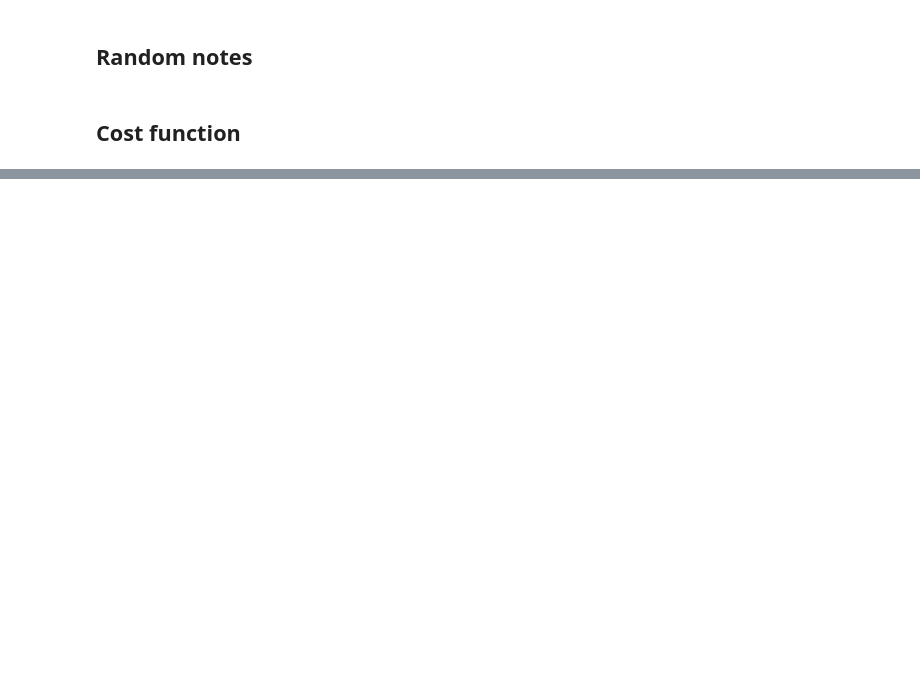
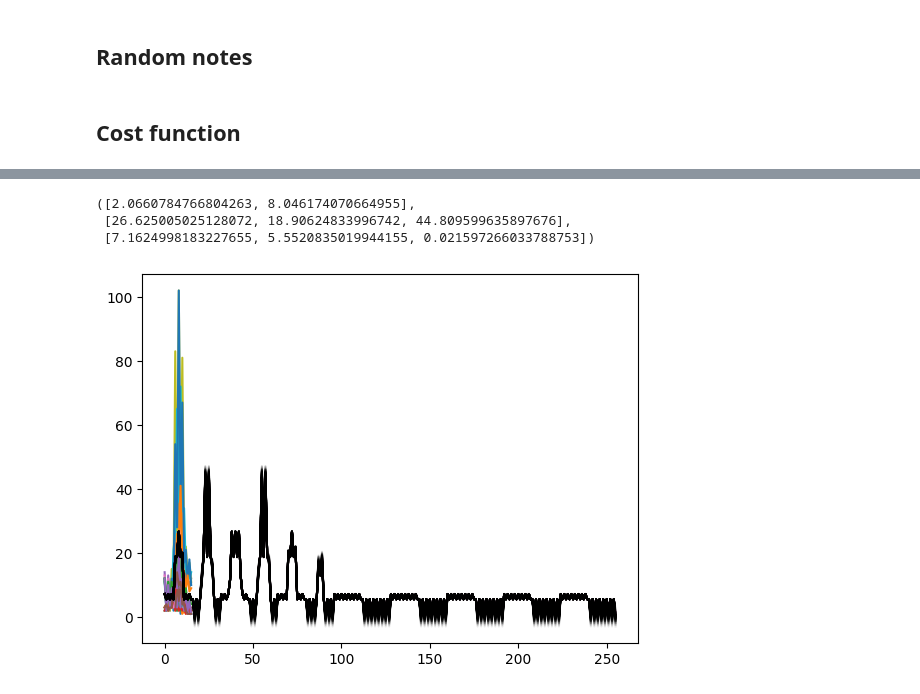
Before and after one commit to acb21kb/bumblebee-tags, a Jupyter notebook: open_files.ipynb, the cells around one changed output, grey strips where cells are left out. Cells and saved outputs as stored; diff of their text form; code cells hidden in the pictures; blank space fills up the shorter version.

```diff
--- a/open_files.ipynb
+++ b/open_files.ipynb
@@ -321,12 +339,16 @@ KeyboardInterrupt:
 # %%
 bestScore = np.inf
 best = None
-for restart in range(10):
+for restart in range(100):
     initial_parameters = np.array([
         np.random.rand()*realImg.shape[0],
-        np.random.rand()*realImg.shape[1],# tag location
-        np.random.rand()*np.max(realImg), # intensity
-        np.random.rand()*np.min(realImg) # background
+        np.random.rand()*realImg.shape[1], # tag location
+        np.random.rand()*np.max(realImg), # intensity r
+        np.random.rand()*np.max(realImg), # intensity g
+        np.random.rand()*np.max(realImg), # intensity b
+        np.random.rand()*np.min(realImg), # background r
+        np.random.rand()*np.min(realImg), # background g
+        np.random.rand()*np.min(realImg) # background b
     ])
     res = minimize(cost_function, initial_parameters, args = (3, realImg))
     if res.fun < bestScore:
@@ -359,3 +401,24 @@ print(res)
+# %%
+tag_loc = [res.x[0], res.x[1]] # tag location
+intensity = [res.x[2], res.x[3], res.x[4]] # intensity rgb
+background = [res.x[5], res.x[6], res.x[7]] # background rgb
+tag_loc, intensity, background
+# %% [output]
+([2.0660784766804263, 8.046174070664955],
+ [26.625005025128072, 18.90624833996742, 44.809599635897676],
+ [7.1624998183227655, 5.5520835019944155, 0.021597266033788753])
+# %%
+guess = simulate_image(tag_loc, intensity, background, 3, realImg.shape)
+plt.plot(realImg)
+plt.plot(guess)
+wsamps = np.random.multivariate_normal(res.x, res.hess_inv, 100)
+
+for w in wsamps:
+    tag_loc, intensity, background = [w[0], w[1]], [w[2], w[3], w[4]], [w[5], w[6], w[7]]
+    guess = simulate_image(tag_loc, intensity, background, 3, realImg.shape)
+    plt.plot(guess, 'k-', alpha=0.1)
+# %% [output]
+[figure, added]
 # %%
 # photoTags = getTags(raw15['0'], ['649'], 10)
 # photo = getPhoto(photoTags[0])
```
Also changed, not shown: parts of 10 cells of this notebook.
